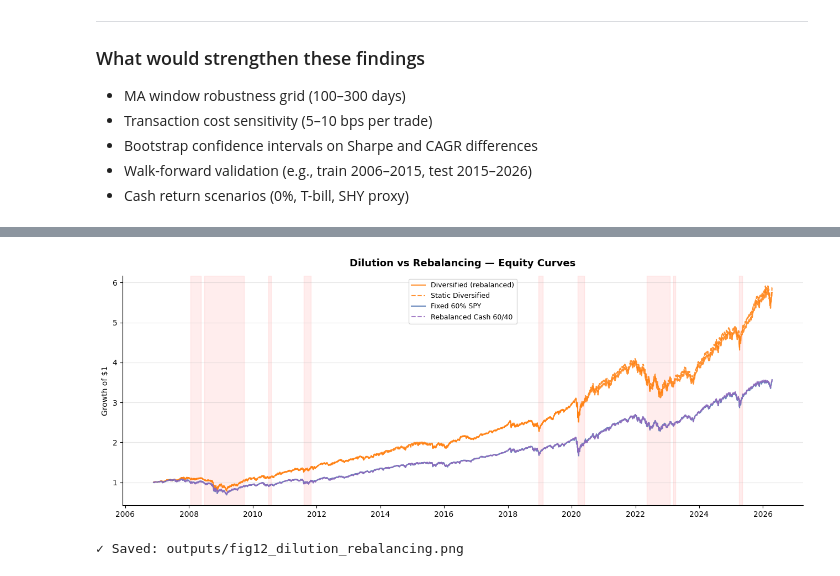
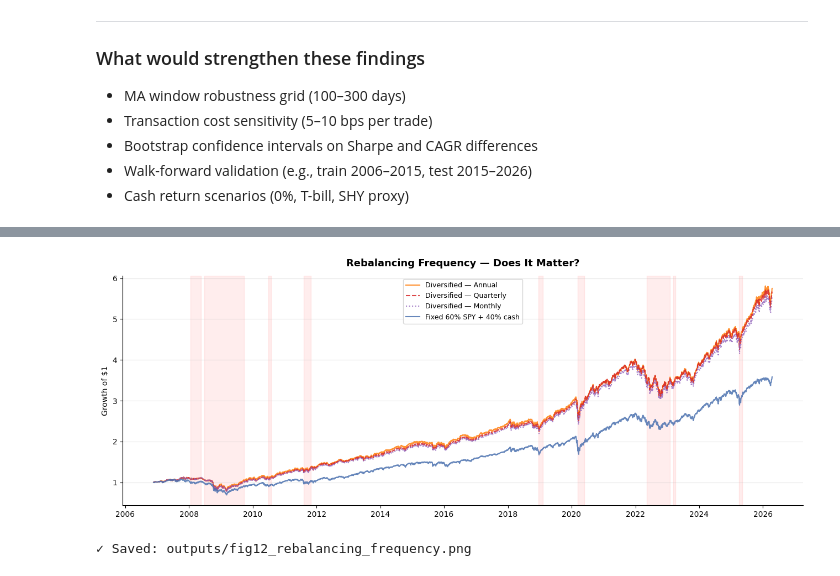
Before and after one commit to Gabriel-t-09/diversification-p2, a Jupyter notebook: p2_analysis.ipynb, the cells around one changed output, grey strips where cells are left out. Drawn from its saved outputs; the diff is of its cells as text; code cells hidden in the pictures.

Commit message:
fix notebook structure, add fig2 and fig10, update rebalancing section

```diff
--- a/p2_analysis.ipynb
+++ b/p2_analysis.ipynb
@@ -1730,44 +1708,44 @@ Rebalanced Cash 60/40     794     24.51%                     7.21%     19.71%
 # %%
-# ── Cell 42 — Equity curves: dilution vs rebalancing ─────────────────────────
+# ── Rebalancing frequency — equity curves ──────────────────────────
 
 cum_decomp = (1 + decomp).cumprod()
 
 fig, ax = plt.subplots(figsize=(13, 5))
 
 colors = {
-    "Diversified (rebalanced)" : "#FF7F0E",
-    "Static Diversified"       : "#FF7F0E",
-    "Fixed 60% SPY"            : "#4C72B0",
-    "Rebalanced Cash 60/40"    : "#9467BD",
+    "Diversified — Annual"    : "#FF7F0E",
+    "Diversified — Quarterly" : "#D62728",
+    "Diversified — Monthly"   : "#9467BD",
+    "Fixed 60% SPY + 40% cash": "#4C72B0",
 }
 styles = {
-    "Diversified (rebalanced)" : "-",
-    "Static Diversified"       : "--",
-    "Fixed 60% SPY"            : "-",
-    "Rebalanced Cash 60/40"    : "--",
+    "Diversified — Annual"    : "-",
+    "Diversified — Quarterly" : "--",
+    "Diversified — Monthly"   : ":",
+    "Fixed 60% SPY + 40% cash": "-",
 }
 
 for col in decomp.columns:
     ax.plot(cum_decomp.index, cum_decomp[col],
             color=colors[col], linestyle=styles[col],
             linewidth=1.5, label=col, alpha=0.85)
 
 for s, e in episodes_b:
     ax.axvspan(s, e, color="red", alpha=0.07)
 
-ax.set_title("Dilution vs Rebalancing — Equity Curves", fontsize=13,
-             fontweight="bold", pad=12)
+ax.set_title("Rebalancing Frequency — Does It Matter?",
+             fontsize=13, fontweight="bold", pad=12)
 ax.set_ylabel("Growth of $1", fontsize=10)
 ax.legend(fontsize=9)
 ax.grid(axis="y", alpha=0.3)
 ax.spines[["top", "right"]].set_visible(False)
 ax.xaxis.set_major_formatter(mdates.DateFormatter("%Y"))
 ax.xaxis.set_major_locator(mdates.YearLocator(2))
 
 plt.tight_layout()
-plt.savefig("outputs/fig12_dilution_rebalancing.png", dpi=150, bbox_inches="tight")
+plt.savefig("outputs/fig12_rebalancing_frequency.png", dpi=150, bbox_inches="tight")
 plt.show()
-print("✓ Saved: outputs/fig12_dilution_rebalancing.png")
+print("✓ Saved: outputs/fig12_rebalancing_frequency.png")
 # %% [output]
-[figure, old version]
+[figure, new version]
-✓ Saved: outputs/fig12_dilution_rebalancing.png
+✓ Saved: outputs/fig12_rebalancing_frequency.png
```
Also changed, not shown: parts of 35 cells of this notebook, 7 other files.
